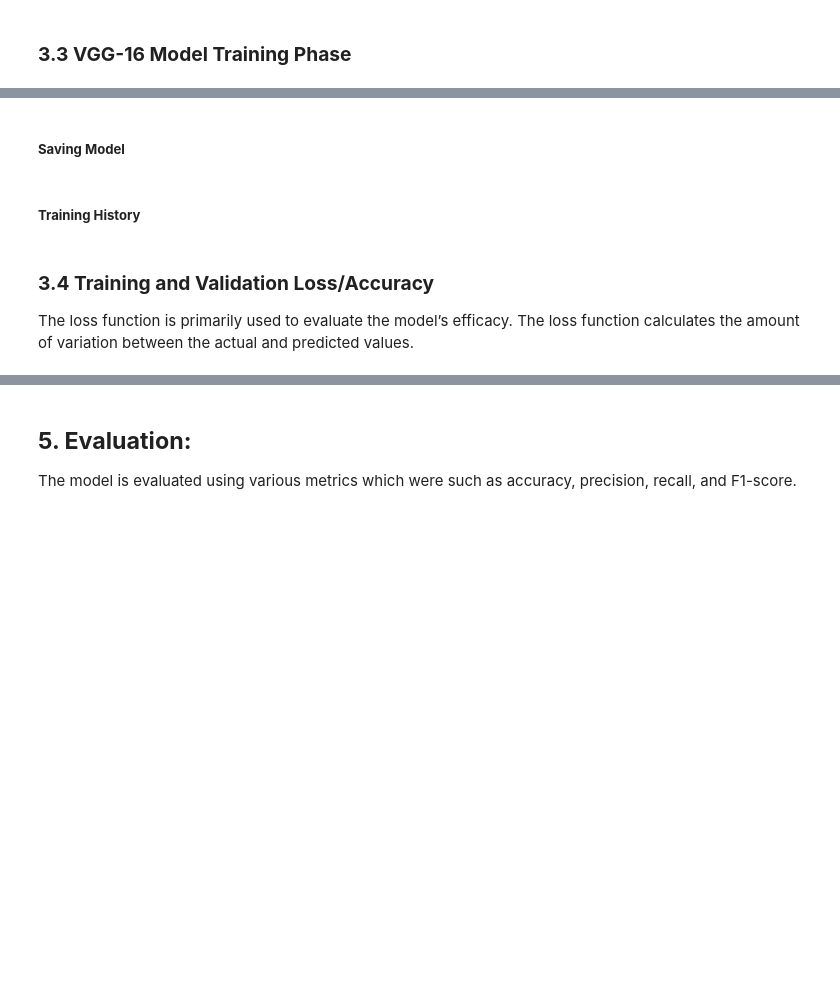
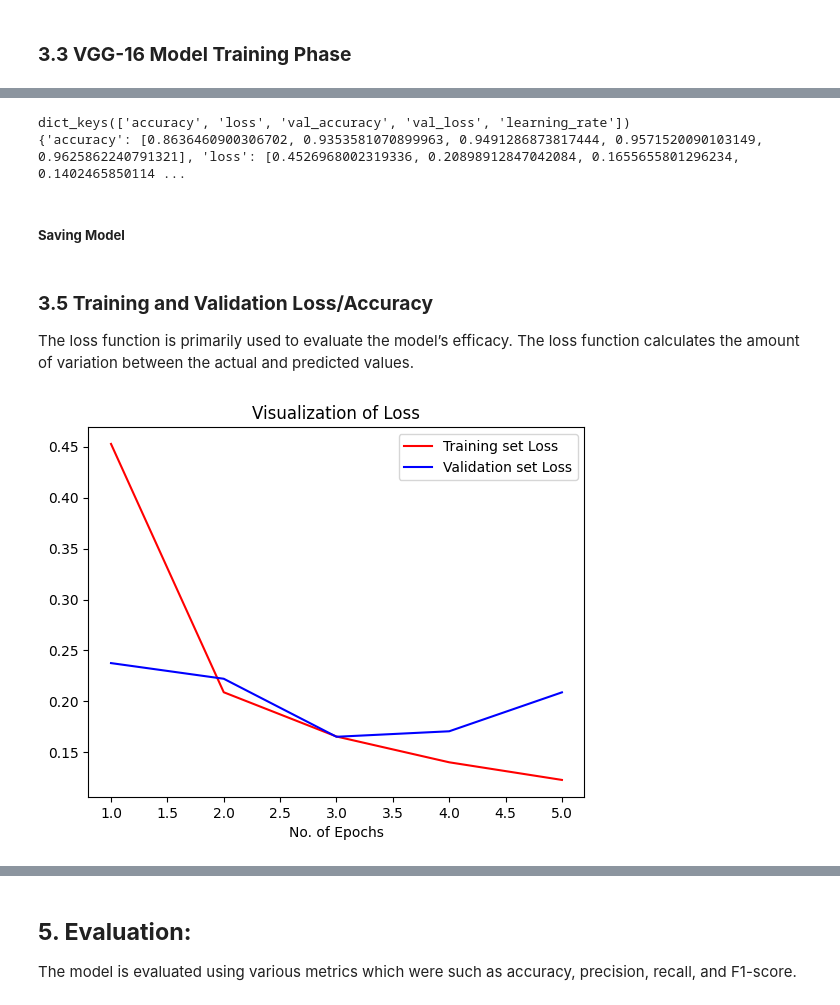
Before and after one commit to HamzaRasheed26/Crop-Disease-Detection-System, a Jupyter notebook: Crop_Disease_Model_Train.ipynb, the cells around one changed output, grey strips where cells are left out. Saved outputs shown, nothing was run; the diff lists cells and outputs as text; code cells hidden in the pictures; blank space fills up the shorter version.

Commit message:
Model Train

```diff
--- a/Crop_Disease_Model_Train.ipynb
+++ b/Crop_Disease_Model_Train.ipynb
@@ -109,20 +109,16 @@ Adding flatten layer and dense layers to the base model
 # %%
 # Create the new layers
 x = base_model.output
-x = layers.Flatten()(x)
+x = layers.GlobalAveragePooling2D()(x)  # Global average pooling instead of Flatten
+
+# Dense Layers
 x = layers.Dense(1024, activation='relu')(x)
 x = layers.Dense(512, activation='relu')(x)
-x = layers.Dense(256, activation='relu')(x)
-x = layers.Dropout(0.4)(x)
+x = layers.Dropout(0.4)(x) #To avoid overfitting
 predictions = layers.Dense(38, activation='softmax')(x)
 
 # Combine the base model and the new layers
-model = models.Model(
-    inputs = base_model.input,
-    outputs = predictions
-    )
-
-# Compiling the model
+model = models.Model(inputs=base_model.input, outputs=predictions)
 model.compile(loss='categorical_crossentropy', optimizer='adam', metrics=['accuracy'])
 
 model.summary()
@@ -171,2 +199,13 @@ Epoch 2/5
+# %%
+train_hist = history
+print(train_hist.history.keys())
+print(train_hist.history) #Return Dictionary of history
+
+#Recording History in json
+with open('training_hist.json','w') as f:
+  json.dump(train_hist.history,f)
+# %% [output]
+dict_keys(['accuracy', 'loss', 'val_accuracy', 'val_loss', 'learning_rate'])
+{'accuracy': [0.8636460900306702, 0.9353581070899963, 0.9491286873817444, 0.9571520090103149, 0.9625862240791321], 'loss': [0.4526968002319336, 0.20898912847042084, 0.1655655801296234, 0.1402465850114 ...
 # %% [markdown]
 ##### **Saving Model**
@@ -176,2 +211,0 @@ model.save('model_VGG16.keras')
-# %% [markdown]
-##### **Training History**
@@ -185,4 +215,4 @@ with open('training_hist.json','w') as f:
 # %% [markdown]
-### **3.4 Training and Validation Loss/Accuracy**
+### **3.5 Training and Validation Loss/Accuracy**
 The loss function is primarily used to evaluate the model’s efficacy. The loss function calculates
 the amount of variation between the actual and predicted values.
@@ -197,8 +219,11 @@ print('Validation Loss:', val_loss)
 # %%
+# Plotting the Loss
 epochs = [i for i in range(1,6)]
-plt.plot(epochs,training_history.history['loss'],color='red',label='Training set Loss')
-plt.plot(epochs,training_history.history['val_loss'],color='blue',label='Validation set Loss')
+plt.plot(epochs,train_hist.history['loss'],color='red',label='Training set Loss')
+plt.plot(epochs,train_hist.history['val_loss'],color='blue',label='Validation set Loss')
 plt.xlabel('No. of Epochs')
 plt.title('Visualization of Loss')
 plt.legend()
 plt.show()
+# %% [output]
+[figure, added]
```
Also changed, not shown: parts of 23 cells of this notebook, 3 other files.
